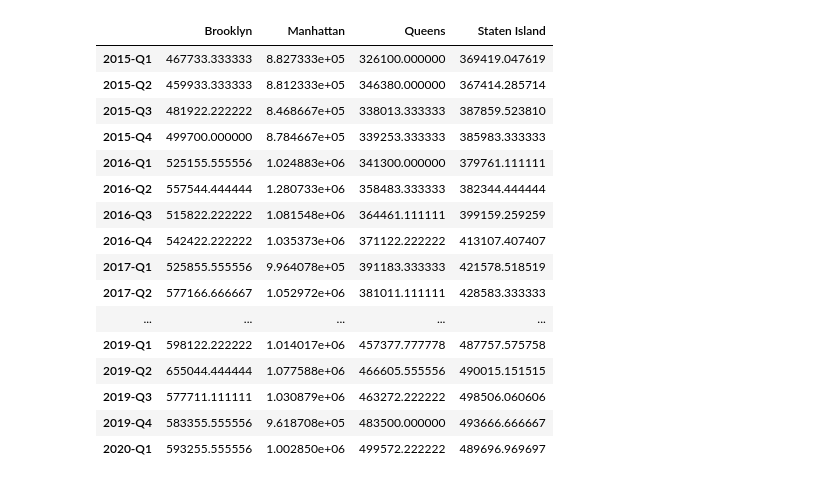
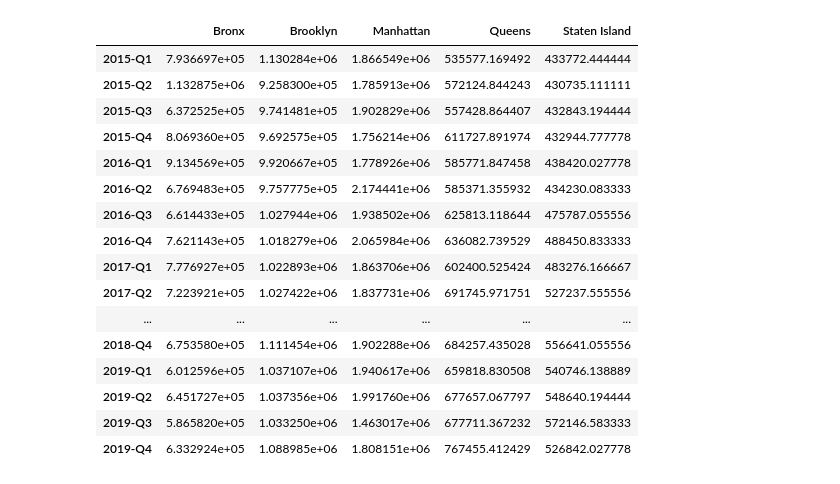
Before and after one commit to ShakedRj/NYC_Real_Estate, a Jupyter notebook: sale_analysis.ipynb, the cells around one changed output. Saved outputs shown, nothing was run; the diff lists cells and outputs as text; code cells hidden in the pictures.

Commit message:
new sale file

```diff
--- a/sale_analysis.ipynb
+++ b/sale_analysis.ipynb
@@ -91,0 +29,23 @@ ax.legend(['Manhattan','Brooklyn','Queens','Staten Island'],title='Avg Sale Pric
+# %%
+nyc_sale_path=Path("data/NYC_data.csv")
+colnames = ["sno","Zip Code", "Date", "Num of Units Sold", "Average Sales", "Median Sales"]
+
+nyc_sale_df=pd.read_csv(nyc_sale_path, names=colnames, header=None)
+nyc_sale_df.drop(columns=['sno','Num of Units Sold','Median Sales'],inplace=True)
+for i in range (len(nyc_sale_df)):
+    nyc_sale_df.iloc[i,0]=nyc_sale_df.iloc[i,0][2:]
+nyc_sale_df['Borough']=pd.Series()
+for i in range(len(nyc_sale_df)):
+    if int(nyc_sale_df.iloc[i,0]) in bronx:
+        nyc_sale_df.iloc[i,3]='Bronx'
+    elif int(nyc_sale_df.iloc[i,0]) in brooklyn:
+        nyc_sale_df.iloc[i,3]='Brooklyn'
+    elif int(nyc_sale_df.iloc[i,0]) in manhattan:
+        nyc_sale_df.iloc[i,3]='Manhattan'
+    elif int(nyc_sale_df.iloc[i,0]) in queens:
+         nyc_sale_df.iloc[i,3]='Queens'
+    elif int(nyc_sale_df.iloc[i,0]) in staten_island:
+         nyc_sale_df.iloc[i,3]='Staten Island'
+nyc_sale_df['Date']=pd.to_datetime(nyc_sale_df['Date'])
+nyc_sale_df.sort_values(by='Date',inplace=True)
+nyc_sale_df
@@ -118,31 +114,31 @@ See the caveats in the documentation: http://pandas.pydata.org/pandas-docs/stabl
 # %%
 #Avg dale prices by quarter for borough
-avg_sale_df=sale_ny_df.drop(columns='Zip_Code')
-avg_sale_df=avg_sale_df.groupby('Borough').mean()
-avg_sale_df=avg_sale_df.transpose()
+avg_sale_df=nyc_sale_df.drop(columns='Zip Code')
+avg_sale_df=avg_sale_df.pivot_table(index='Date',columns='Borough',values='Average Sales')
+
 list_quarters=[]
 
-for i in range(0,63,3):
+for i in range(0,len(avg_sale_df),3):
     list_quarters.append(avg_sale_df.iloc[i:i+3].mean().to_list())
 index=['2015-Q1','2015-Q2','2015-Q3','2015-Q4','2016-Q1','2016-Q2','2016-Q3','2016-Q4','2017-Q1','2017-Q2','2017-Q3','2017-Q4','2018-Q1','2018-Q2','2018-Q3','2018-Q4','2019-Q1','2019-Q2','2019-Q3','2019-Q4','2020-Q1']
 
-quarter_sale_df=pd.DataFrame(list_quarters,columns=('Brooklyn','Manhattan','Queens','Staten Island'),index=('2015-Q1','2015-Q2','2015-Q3','2015-Q4','2016-Q1','2016-Q2','2016-Q3','2016-Q4','2017-Q1','2017-Q2','2017-Q3','2017-Q4','2018-Q1','2018-Q2','2018-Q3','2018-Q4','2019-Q1','2019-Q2','2019-Q3','2019-Q4','2020-Q1'))
+quarter_sale_df=pd.DataFrame(list_quarters,columns=('Bronx','Brooklyn','Manhattan','Queens','Staten Island'),index=('2015-Q1','2015-Q2','2015-Q3','2015-Q4','2016-Q1','2016-Q2','2016-Q3','2016-Q4','2017-Q1','2017-Q2','2017-Q3','2017-Q4','2018-Q1','2018-Q2','2018-Q3','2018-Q4','2019-Q1','2019-Q2','2019-Q3','2019-Q4'))
 quarter_sale_df
 # %% [output]
-|  | Brooklyn | Manhattan | Queens | Staten Island |
-| 2015-Q1 | 467733.333333 | 8.827333e+05 | 326100.000000 | 369419.047619 |
-| 2015-Q2 | 459933.333333 | 8.812333e+05 | 346380.000000 | 367414.285714 |
-| 2015-Q3 | 481922.222222 | 8.468667e+05 | 338013.333333 | 387859.523810 |
-| 2015-Q4 | 499700.000000 | 8.784667e+05 | 339253.333333 | 385983.333333 |
-| 2016-Q1 | 525155.555556 | 1.024883e+06 | 341300.000000 | 379761.111111 |
-| 2016-Q2 | 557544.444444 | 1.280733e+06 | 358483.333333 | 382344.444444 |
-| 2016-Q3 | 515822.222222 | 1.081548e+06 | 364461.111111 | 399159.259259 |
-| 2016-Q4 | 542422.222222 | 1.035373e+06 | 371122.222222 | 413107.407407 |
-| 2017-Q1 | 525855.555556 | 9.964078e+05 | 391183.333333 | 421578.518519 |
-| 2017-Q2 | 577166.666667 | 1.052972e+06 | 381011.111111 | 428583.333333 |
-| ... | ... | ... | ... | ... |
-| 2019-Q1 | 598122.222222 | 1.014017e+06 | 457377.777778 | 487757.575758 |
-| 2019-Q2 | 655044.444444 | 1.077588e+06 | 466605.555556 | 490015.151515 |
-| 2019-Q3 | 577711.111111 | 1.030879e+06 | 463272.222222 | 498506.060606 |
-| 2019-Q4 | 583355.555556 | 9.618708e+05 | 483500.000000 | 493666.666667 |
-| 2020-Q1 | 593255.555556 | 1.002850e+06 | 499572.222222 | 489696.969697 |
+|  | Bronx | Brooklyn | Manhattan | Queens | Staten Island |
+| 2015-Q1 | 7.936697e+05 | 1.130284e+06 | 1.866549e+06 | 535577.169492 | 433772.444444 |
+| 2015-Q2 | 1.132875e+06 | 9.258300e+05 | 1.785913e+06 | 572124.844243 | 430735.111111 |
+| 2015-Q3 | 6.372525e+05 | 9.741481e+05 | 1.902829e+06 | 557428.864407 | 432843.194444 |
+| 2015-Q4 | 8.069360e+05 | 9.692575e+05 | 1.756214e+06 | 611727.891974 | 432944.777778 |
+| 2016-Q1 | 9.134569e+05 | 9.920667e+05 | 1.778926e+06 | 585771.847458 | 438420.027778 |
+| 2016-Q2 | 6.769483e+05 | 9.757775e+05 | 2.174441e+06 | 585371.355932 | 434230.083333 |
+| 2016-Q3 | 6.614433e+05 | 1.027944e+06 | 1.938502e+06 | 625813.118644 | 475787.055556 |
+| 2016-Q4 | 7.621143e+05 | 1.018279e+06 | 2.065984e+06 | 636082.739529 | 488450.833333 |
+| 2017-Q1 | 7.776927e+05 | 1.022893e+06 | 1.863706e+06 | 602400.525424 | 483276.166667 |
+| 2017-Q2 | 7.223921e+05 | 1.027422e+06 | 1.837731e+06 | 691745.971751 | 527237.555556 |
+| ... | ... | ... | ... | ... | ... |
+| 2018-Q4 | 6.753580e+05 | 1.111454e+06 | 1.902288e+06 | 684257.435028 | 556641.055556 |
+| 2019-Q1 | 6.012596e+05 | 1.037107e+06 | 1.940617e+06 | 659818.830508 | 540746.138889 |
+| 2019-Q2 | 6.451727e+05 | 1.037356e+06 | 1.991760e+06 | 677657.067797 | 548640.194444 |
+| 2019-Q3 | 5.865820e+05 | 1.033250e+06 | 1.463017e+06 | 677711.367232 | 572146.583333 |
+| 2019-Q4 | 6.332924e+05 | 1.088985e+06 | 1.808151e+06 | 767455.412429 | 526842.027778 |
```
Also changed, not shown: parts of 8 cells of this notebook, 1 other file.
